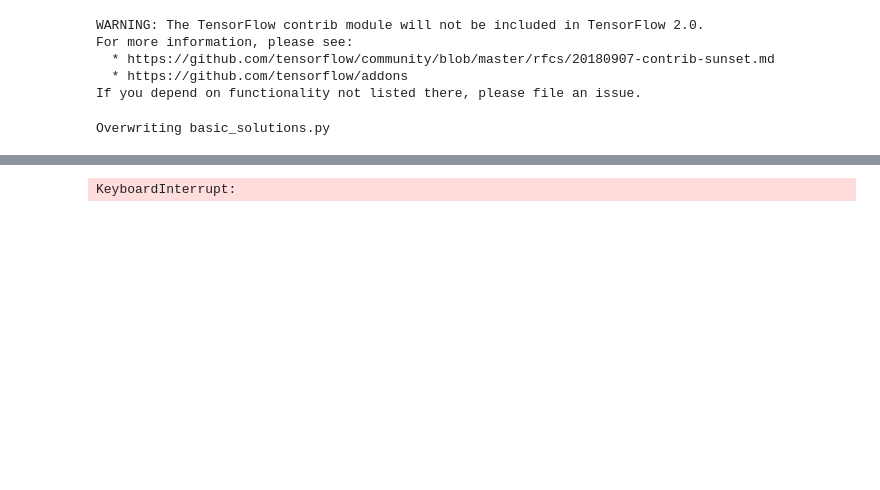
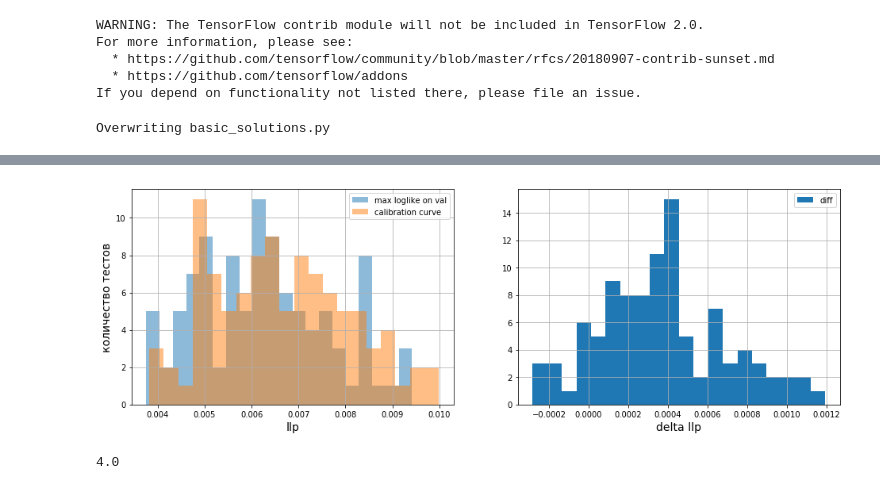
Before and after one commit to AndreyPopovkin/bachelor, a Jupyter notebook: methods_and_compare_generation.ipynb, the cells around one changed output, grey strips where cells are left out. Cells and saved outputs as stored; diff of their text form; code cells hidden in the pictures; blank space fills up the shorter version.

```diff
--- a/methods_and_compare_generation.ipynb
+++ b/methods_and_compare_generation.ipynb
@@ -241,15 +198,7 @@ def evaluate_compare(solutions, ds, plot=False, labels=[], best=True):
         labels.append("true")
         for t_id in range(ds.train_data.shape[0]):
             train = ds.train_data[t_id] + ds.val_data[t_id]
-            print (ds.alpha0[t_id], ds.beta0[t_id])
-            plt.hist(train / ds.L / 2, bins=20, density=True)
-            plt.hist(ds.ideal[t_id] / 1e6, bins=20, density=True)
-            space = np.linspace(0, .2, 100)
-            plt.plot(space, sps.beta(ds.alpha0[t_id], ds.beta0[t_id]).pdf(space))
-            plt.show()
             p_pred = bayesian_solve(ds.alpha0[t_id], ds.beta0[t_id], train, 2 * ds.L)
-            print ("true p_pred", p_pred[:5])
-            print (ds.ideal[t_id][:5] / 1e6)
             llps[-1].append(calc_llp(p_pred, train, ds.ideal[t_id], 2 * ds.L))
 
 
@@ -266,7 +215,6 @@ def evaluate_compare(solutions, ds, plot=False, labels=[], best=True):
 
     for solution_scores in llps:
         sc = np.array(solution_scores)
-        print (sc)
         ans.append((sc[good].mean(), good.sum()))
         min_ = min(min_, sc[good].min())
         max_ = max(max_, sc[good].max())
@@ -283,16 +231,17 @@ def evaluate_compare(solutions, ds, plot=False, labels=[], best=True):
 
     return ans
 # %%
-L = 70
-n = 100
+L = 50
+n = 10
 
 ers = []
-for i in tqdm(range(1)):
+for i in tqdm(range(100)):
     ans = evaluate_compare([
+            max_loglike_solution,
             calibration_curve_solution,
-        ], DataSet(2, n, L, random_seed=i), False, [
-            'calibration_curve'
-        ], True)
+        ], DataSet(100, n, L, random_seed=i), False, [
+            'max_log_like', 'calibration_curve'
+        ], False)
     #for i in range(len(ans)):
     #    print (ans[i])
     ers.append([ans[0][0], ans[1][0]])
@@ -320,18 +251,19 @@ true p_pred [0.02502043 0.05746526 0.12776238 0.01961296 0.00339055]
 # %%
 ers = np.array(ers)
 plt.figure(figsize=(16, 5))
 plt.subplot(1, 2, 1)
-plt.hist(ers[:,0], alpha=0.5, label='calibration_curve', bins=20)
-plt.hist(ers[:,1], alpha=0.5, label='true', bins=20)
+#plt.title("Распределение для 100 различных тестов с меньшим значением датасетов в каждом. L=70, n=100")
+plt.hist(ers[:,0], alpha=0.5, label='max loglike on val', bins=20)
+plt.hist(ers[:,1], alpha=0.5, label='calibration curve', bins=20)
 plt.ylabel('количество тестов', fontsize=14)
 plt.xlabel("llp", fontsize=14)
 plt.legend()
 plt.grid()
 plt.subplot(1, 2, 2)
 plt.hist(ers[:,1] - ers[:,0], label='diff', bins=20)
 plt.xlabel("delta llp", fontsize=14)
 plt.legend()
 plt.grid()
 plt.show()
 # %% [output]
-KeyboardInterrupt:
+[figure, added]
@@ -363,0 +270,4 @@ plt.show()
+# %%
+6 * 4 * 10 / 60 * 2 * 30 / 60
+# %% [output]
+4.0
```
Also changed, not shown: parts of 13 cells of this notebook, 5 other files.
